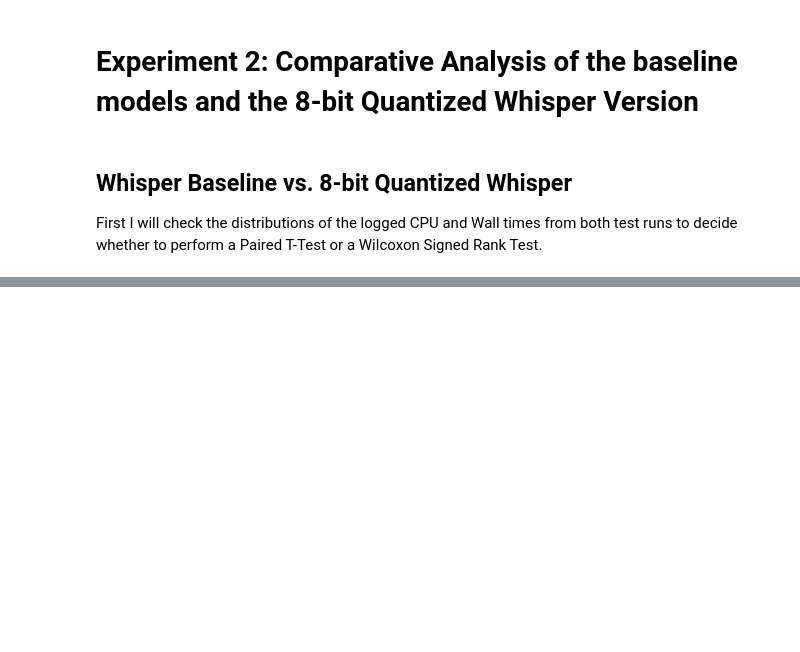
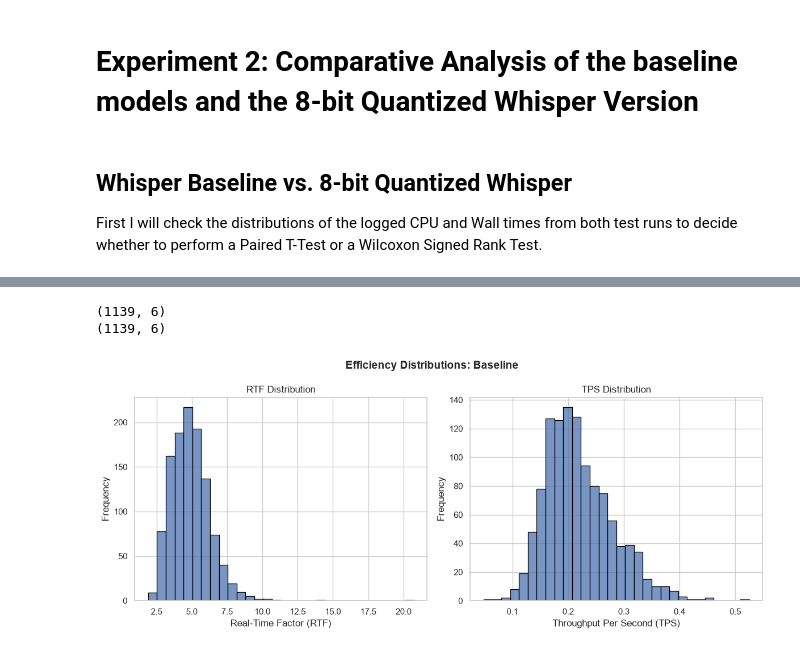
Before and after one commit to AmalieSommer/thesis_multi_speaker_asr, a Jupyter notebook: notebooks/model_comparison_analysis.ipynb, the cells around one changed output, grey strips where cells are left out. Drawn from its saved outputs; the diff is of its cells as text; code cells hidden in the pictures; blank space fills up the shorter version.

```diff
--- a/notebooks/model_comparison_analysis.ipynb
+++ b/notebooks/model_comparison_analysis.ipynb
@@ -53,0 +131,3 @@ efficiency_baseline_df.head(10)
+# %%
+baseline_df = log_df(log_file='../results/whisper_baseline.log', json_file='../results/whisper_baseline.jsonl')
+int8_df = log_df(log_file='../results/whisper_int8.log', json_file='../results/whisper_int8.jsonl')
@@ -53,0 +143,48 @@ efficiency_baseline_df.head(10)
+# %%
+baseline_df = unpack(baseline_df)
+int8_df = unpack(int8_df)
+
+baseline_df['rtf'] = baseline_df['walltime'] / baseline_df['duration']
+int8_df['rtf'] = int8_df['walltime'] / int8_df['duration']
+
+baseline_df['tps'] = 1 / baseline_df['rtf']
+int8_df['tps'] = 1 / int8_df['rtf']
+
+int8_df = int8_df.iloc[:len(baseline_df)]
+# %%
+print(baseline_df.shape)
+print(int8_df.shape)
+# %% [output]
+(1139, 6)
+(1139, 6)
+# %%
+import pandas as pd
+import matplotlib.pyplot as plt
+import seaborn as sns
+
+def plot_simple_histograms(df: pd.DataFrame, dataset_name: str):
+    # Apply Seaborn styling globally
+    sns.set_theme(style="whitegrid")
+
+    # Create a simple 1x2 grid for RTF and TPS
+    fig, axes = plt.subplots(1, 2, figsize=(12, 5))
+    fig.suptitle(f'Efficiency Distributions: {dataset_name}', fontsize=14, fontweight='bold')
+
+    # Plot RTF
+    sns.histplot(data=df, x='rtf', bins=30, ax=axes[0], edgecolor='black')
+    axes[0].set_title('RTF Distribution')
+    axes[0].set_xlabel('Real-Time Factor (RTF)')
+    axes[0].set_ylabel('Frequency')
+
+    # Plot TPS
+    sns.histplot(data=df, x='tps', bins=30, ax=axes[1], edgecolor='black')
+    axes[1].set_title('TPS Distribution')
+    axes[1].set_xlabel('Throughput Per Second (TPS)')
+    axes[1].set_ylabel('Frequency')
+
+    plt.tight_layout()
+    plt.show()
+# %%
+plot_simple_histograms(baseline_df, 'Baseline')
+# %% [output]
+[figure, added]
```
Also changed, not shown: parts of 40 cells of this notebook, 3 other files.
